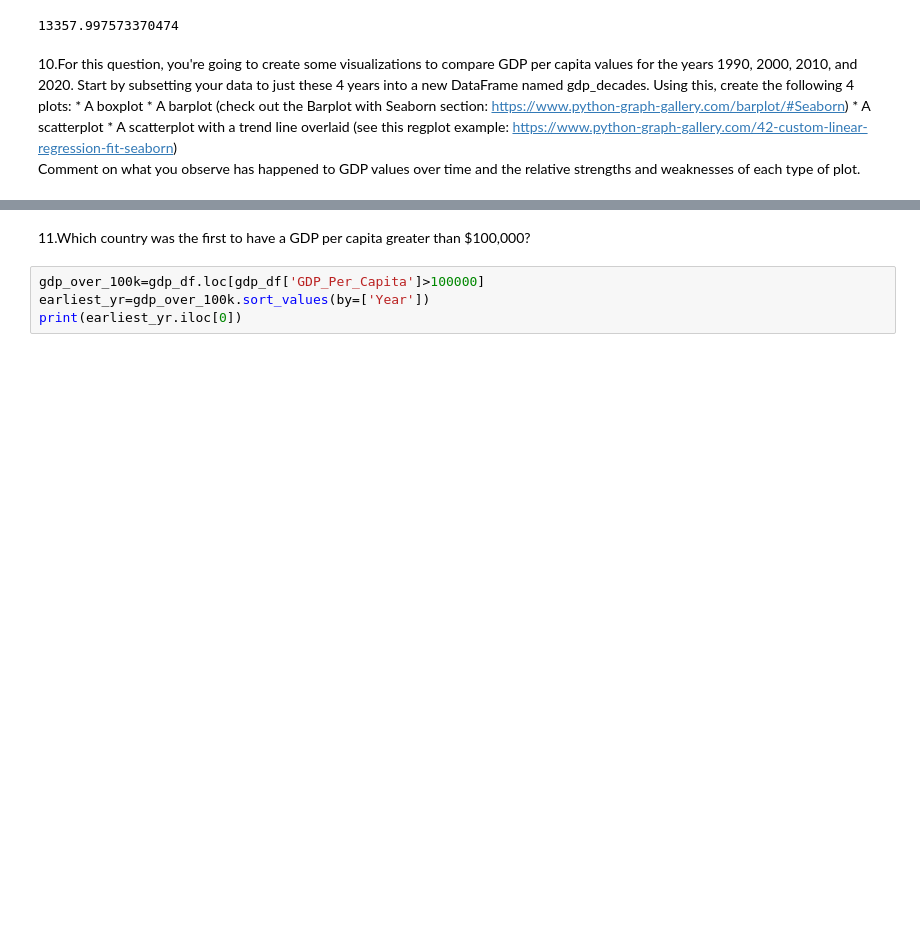
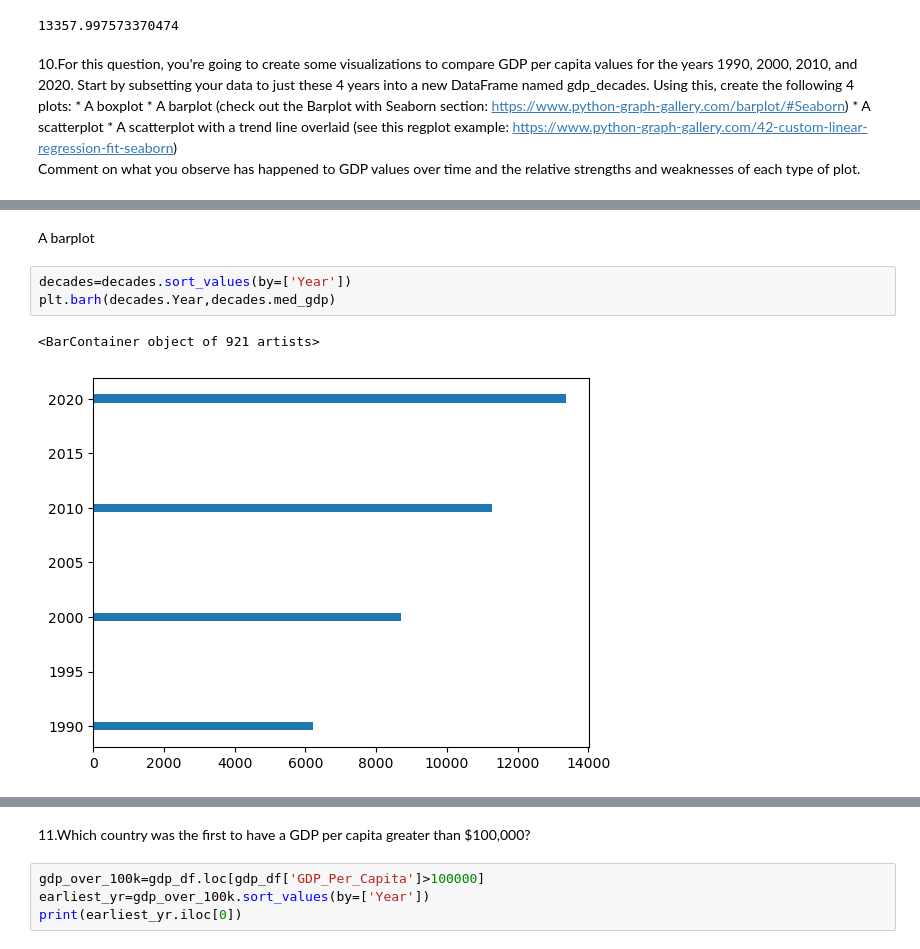
Before and after one commit to NSS-Data-Analytics-Cohort-10/gdp-and-internet-usage-mhm516, a Jupyter notebook: scripts/code_new.ipynb, the cells around one changed output, grey strips where cells are left out. Drawn from its saved outputs; the diff is of its cells as text; blank space fills up the shorter version.

```diff
--- a/scripts/code_new.ipynb
+++ b/scripts/code_new.ipynb
@@ -121,0 +110,8 @@ print(med_gdp_1990)
+# %% [markdown]
+A barplot
+# %%
+decades=decades.sort_values(by=['Year'])
+plt.barh(decades.Year,decades.med_gdp)
+# %% [output]
+<BarContainer object of 921 artists>
+[figure, added]
```
Also changed, not shown: parts of 10 cells of this notebook.
